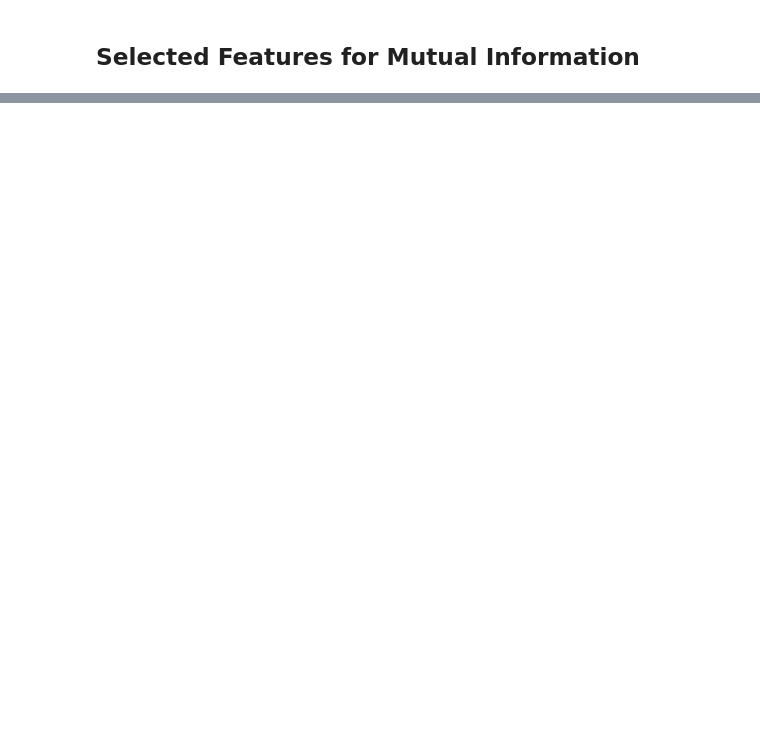
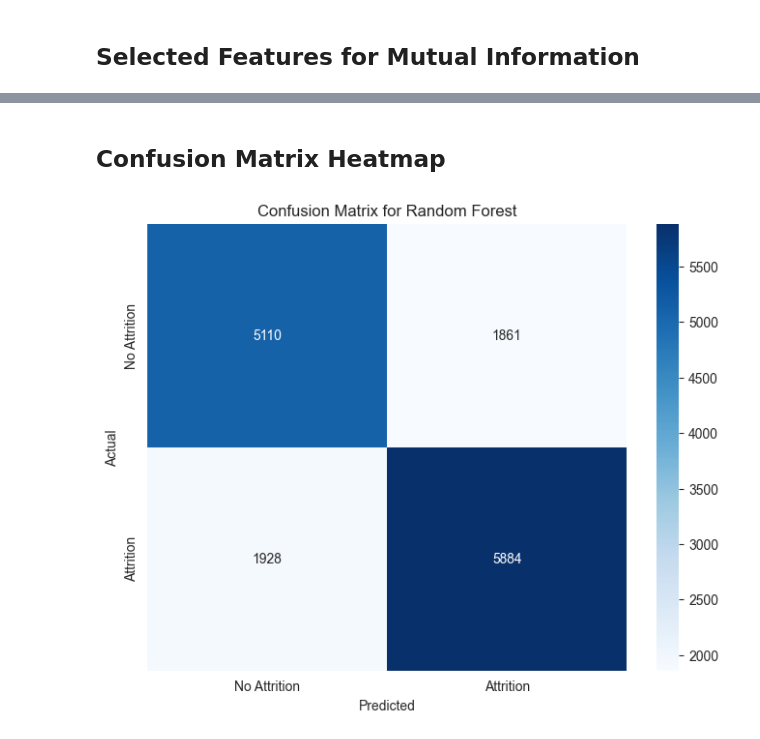
Before and after one commit to AmodMatheesha2003/employee-attrition-prediction-ml, a Jupyter notebook: Notebooks/Random_Forest_Employee_Attrition.ipynb, the cells around one changed output, grey strips where cells are left out. Saved outputs shown, nothing was run; the diff lists cells and outputs as text; code cells hidden in the pictures; blank space fills up the shorter version.

```diff
--- a/Notebooks/Random_Forest_Employee_Attrition.ipynb
+++ b/Notebooks/Random_Forest_Employee_Attrition.ipynb
@@ -228,0 +247,16 @@ Selected Features (Mutual Information): ['Gender', 'Years at Company', 'Monthly
+# %% [markdown]
+<h2>Confusion Matrix Heatmap</h2>
+# %%
+import seaborn as sns
+
+
+plt.figure(figsize=(8, 6))
+sns.heatmap(conf_matrix, annot=True, fmt='d', cmap='Blues',
+            xticklabels=['No Attrition', 'Attrition'],
+            yticklabels=['No Attrition', 'Attrition'])
+plt.xlabel('Predicted')
+plt.ylabel('Actual')
+plt.title('Confusion Matrix for Random Forest')
+plt.show()
+# %% [output]
+[figure, added]
```
Also changed, not shown: parts of 6 cells of this notebook.
